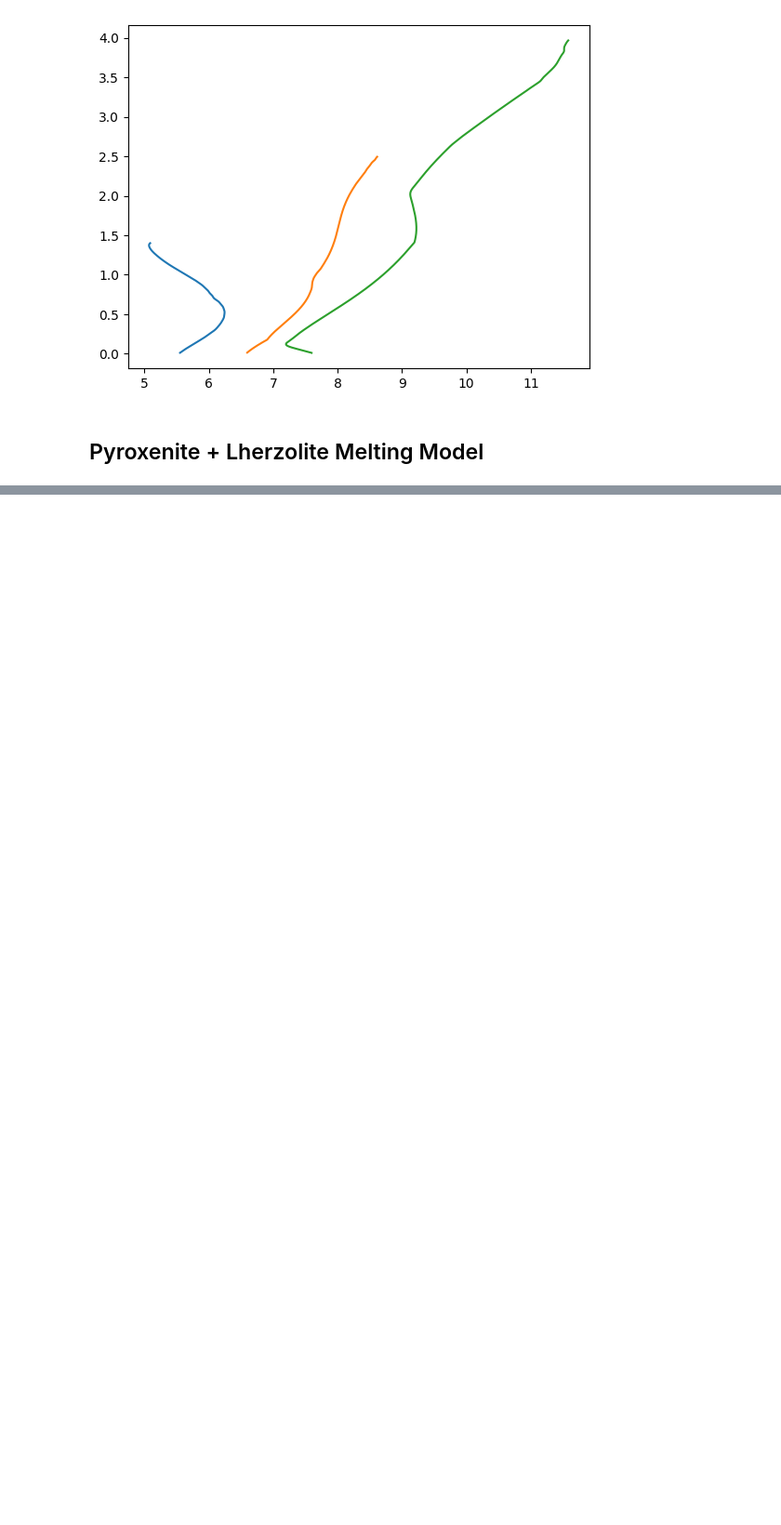
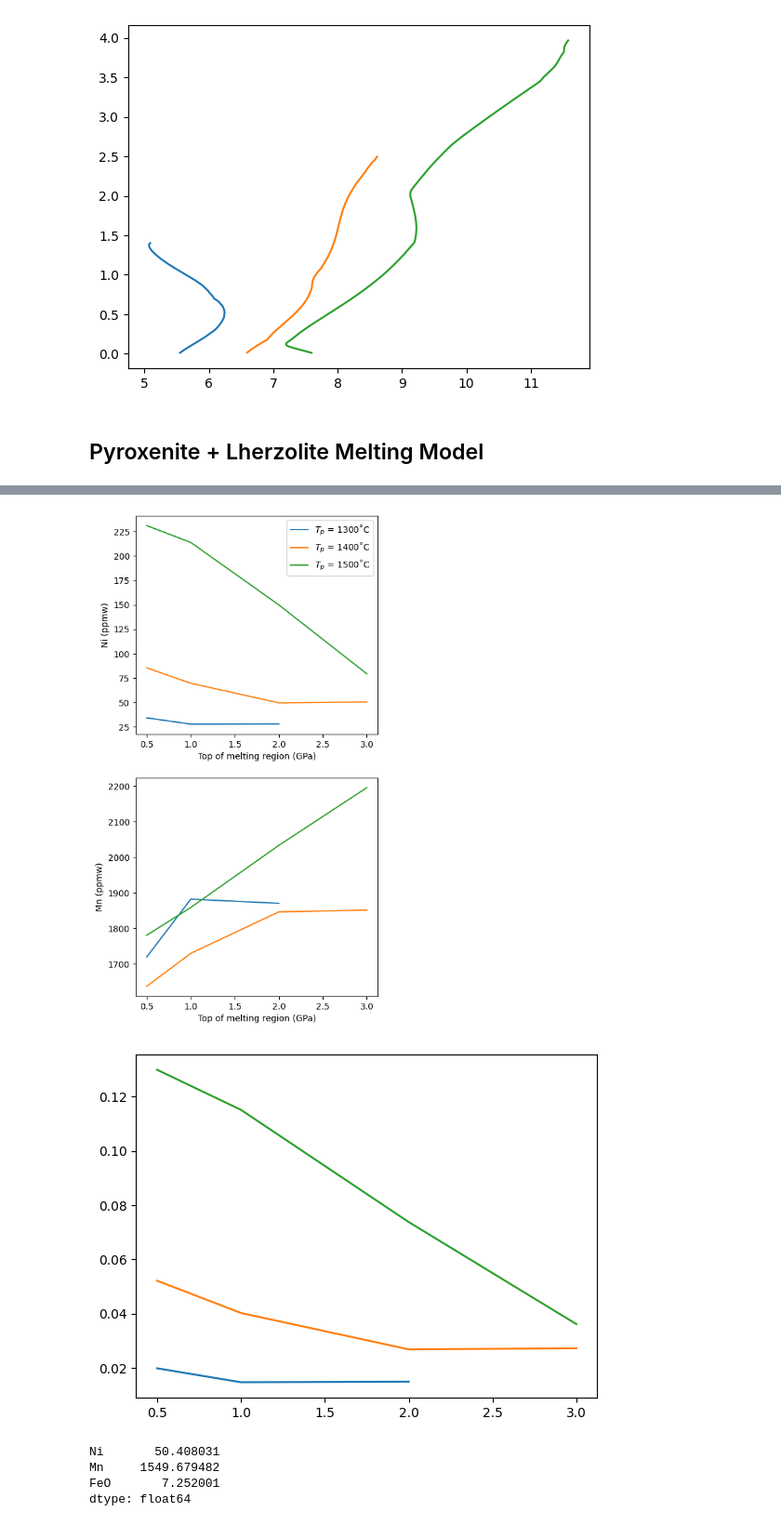
Before and after one commit to simonwmatthews/pyMelt, a Jupyter notebook: dev/FRTE_tests.ipynb, the cells around one changed output, grey strips where cells are left out. Shown at 93% size. Drawn from its saved outputs; the diff is of its cells as text; code cells hidden in the pictures; blank space fills up the shorter version.

```diff
--- a/dev/FRTE_tests.ipynb
+++ b/dev/FRTE_tests.ipynb
@@ -268,0 +280,62 @@ plt.show()
+# %%
+Pliths = [3, 2, 1, 0.5]
+
+geosettings1300 = []
+geosettings1400 = []
+geosettings1500 = []
+
+for Plith in Pliths:
+    geosettings1300.append(m.geosettings.spreadingCentre(cols[0], P_lithosphere=Plith))
+    geosettings1400.append(m.geosettings.spreadingCentre(cols[1], P_lithosphere=Plith))
+    geosettings1500.append(m.geosettings.spreadingCentre(cols[2], P_lithosphere=Plith))
+# %%
+f, a = plt.subplots(2,1, figsize=(5,10))
+g, b = plt.subplots()
+
+Ni = []
+Mn = []
+for geoset in geosettings1300:
+    Ni.append(geoset.chemistry['Ni'])
+    Mn.append(geoset.chemistry['Mn'])
+a[0].plot(Pliths, Ni, label='$T_p$ = 1300˚C')
+a[1].plot(Pliths, Mn)
+b.plot(Pliths, np.array(Ni)/np.array(Mn), label='$T_p$ = 1300˚C')
+
+Ni = []
+Mn = []
+for geoset in geosettings1400:
+    Ni.append(geoset.chemistry['Ni'])
+    Mn.append(geoset.chemistry['Mn'])
+a[0].plot(Pliths, Ni, label='$T_p$ = 1400˚C')
+a[1].plot(Pliths, Mn)
+b.plot(Pliths, np.array(Ni)/np.array(Mn), label='$T_p$ = 1400˚C')
+
+Ni = []
+Mn = []
+for geoset in geosettings1500:
+    Ni.append(geoset.chemistry['Ni'])
+    Mn.append(geoset.chemistry['Mn'])
+a[0].plot(Pliths, Ni, label='$T_p$ = 1500˚C')
+a[1].plot(Pliths, Mn)
+b.plot(Pliths, np.array(Ni)/np.array(Mn), label='$T_p$ = 1500˚C')
+
+a[0].set_xlabel('Top of melting region (GPa)')
+a[0].set_ylabel('Ni (ppmw)')
+
+a[1].set_xlabel('Top of melting region (GPa)')
+a[1].set_ylabel('Mn (ppmw)')
+
+a[0].legend()
+
+plt.show()
+# %% [output]
+[figure, added]
+[figure, added]
+# %%
+t = geosettings1300[0]
+t.chemistry
+# %% [output]
+Ni       50.408031
+Mn     1549.679482
+FeO       7.252001
+dtype: float64
```
Also changed, not shown: parts of 2 cells of this notebook.
